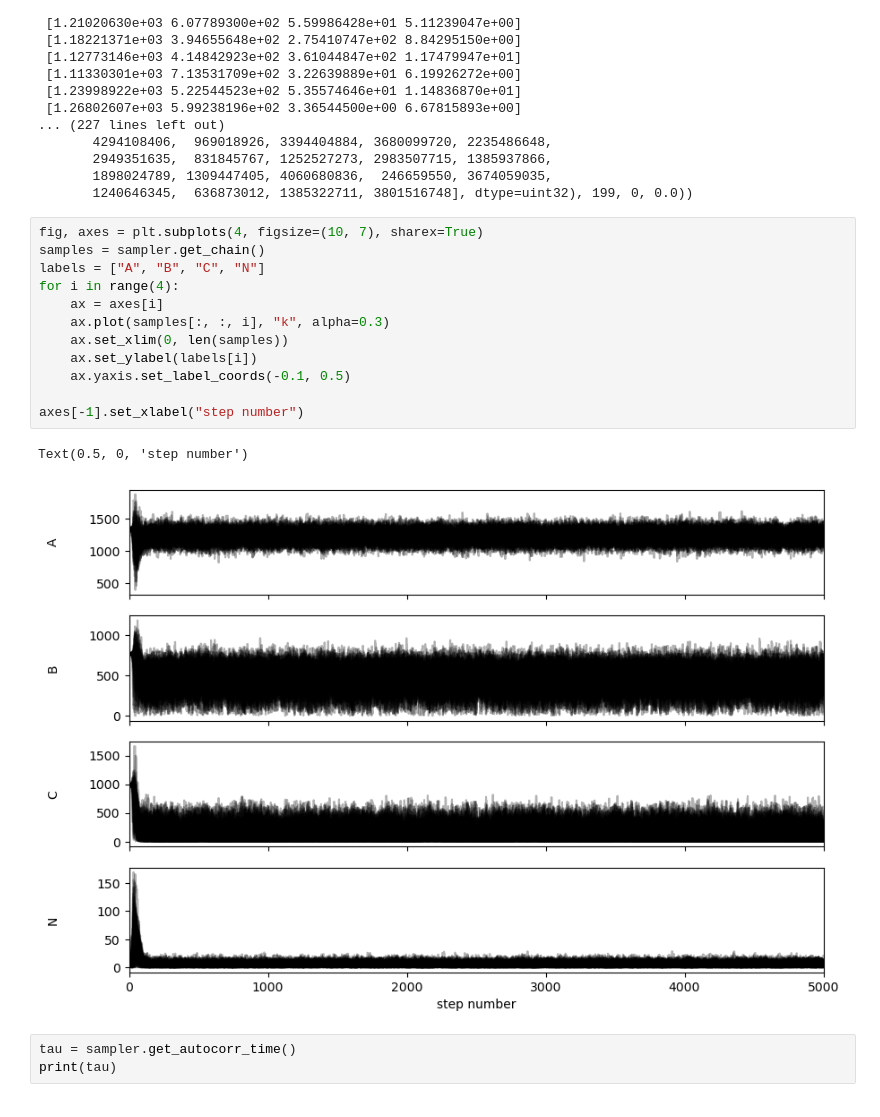
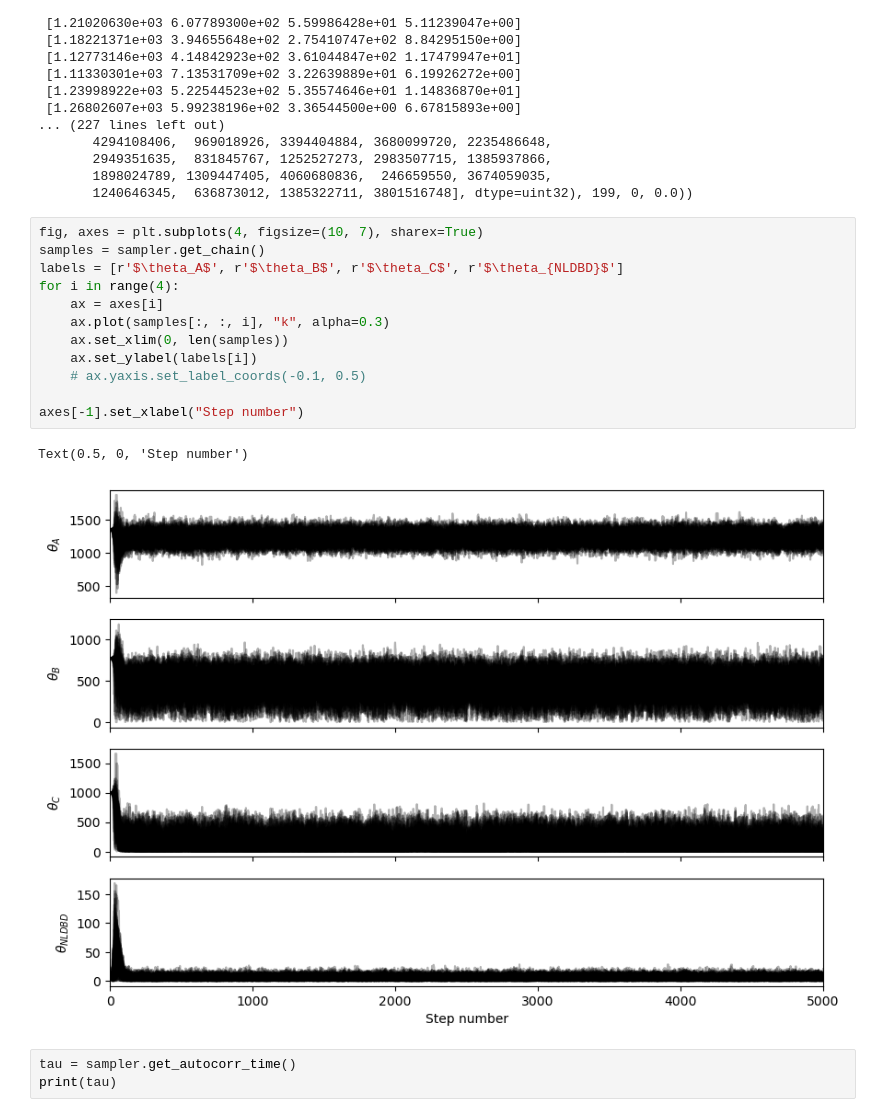
Before and after one commit to bucket420/dsc291-final, a Jupyter notebook: analysis.ipynb, the cells around one changed output. Cells and saved outputs as stored; diff of their text form.

```diff
--- a/analysis.ipynb
+++ b/analysis.ipynb
@@ -369,18 +369,18 @@ State([[1.41238692e+03 3.86957015e+02 5.92329483e+00 2.01591967e+00]
 # %%
 fig, axes = plt.subplots(4, figsize=(10, 7), sharex=True)
 samples = sampler.get_chain()
-labels = ["A", "B", "C", "N"]
+labels = [r'$\theta_A$', r'$\theta_B$', r'$\theta_C$', r'$\theta_{NLDBD}$']
 for i in range(4):
     ax = axes[i]
     ax.plot(samples[:, :, i], "k", alpha=0.3)
     ax.set_xlim(0, len(samples))
     ax.set_ylabel(labels[i])
-    ax.yaxis.set_label_coords(-0.1, 0.5)
+    # ax.yaxis.set_label_coords(-0.1, 0.5)
 
-axes[-1].set_xlabel("step number")
+axes[-1].set_xlabel("Step number")
 # %% [output]
-Text(0.5, 0, 'step number')
+Text(0.5, 0, 'Step number')
-[figure, old version]
+[figure, new version]
 # %%
 tau = sampler.get_autocorr_time()
 print(tau)
```
Also changed, not shown: parts of 5 cells of this notebook.
